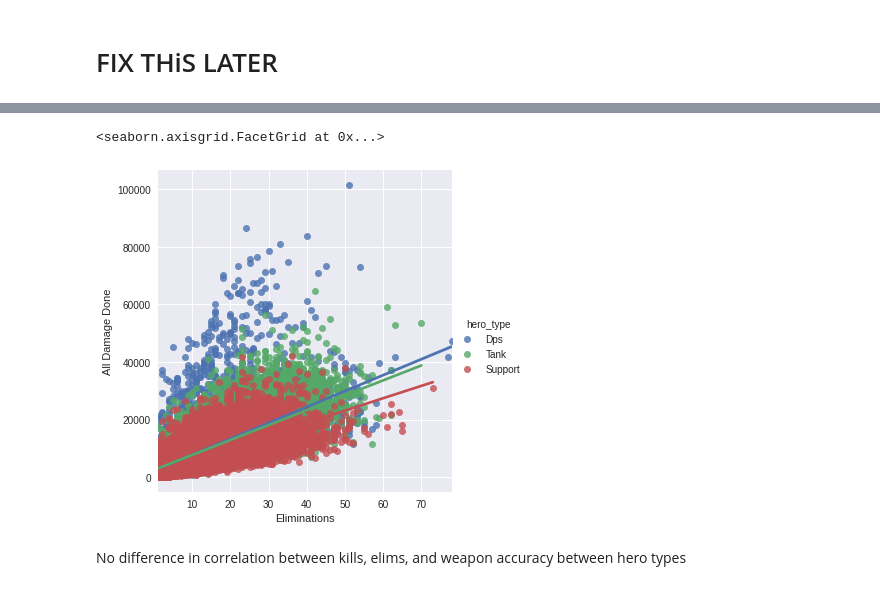
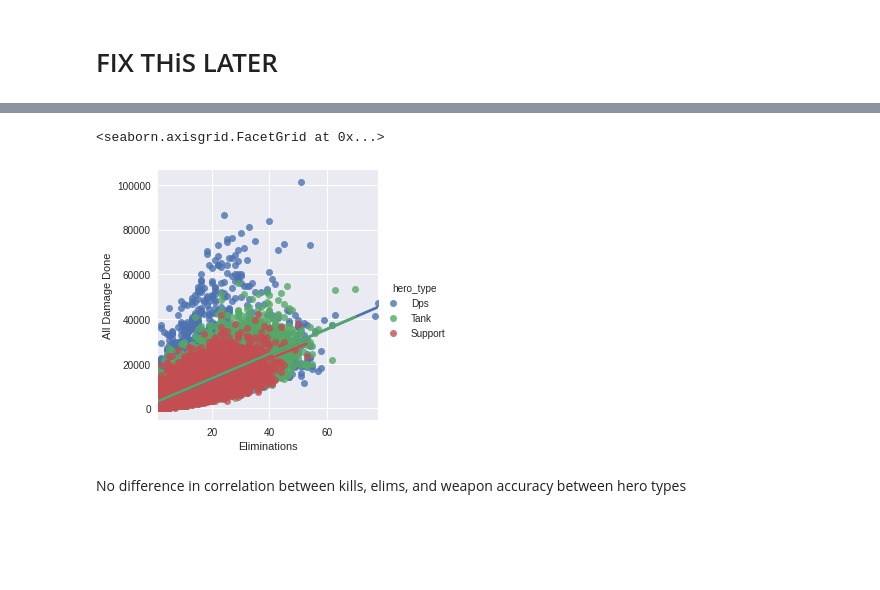
Before and after one commit to RogerWszolek/OverwatchAnalysis, a Jupyter notebook: Overwatch Questions.ipynb, the cells around one changed output, grey strips where cells are left out. Cells and saved outputs as stored; diff of their text form; code cells hidden in the pictures; blank space fills up the shorter version.

```diff
--- a/Overwatch Questions.ipynb
+++ b/Overwatch Questions.ipynb
@@ -290,3 +292,4 @@ time_t = df_type["stat_name"] == "Time Played"
 df_weapon = pd.pivot_table(df_type[kills_t | weapAcc_t | damageDone_t | time_t],values=('stat_amount'),
                     index=['match_id', "map_name",'player',"hero","hero_type"],columns=['stat_name'], aggfunc=np.sum)
 df_weapon = df_weapon[(df_weapon['Time Played'] >= 60)]
+df_weapon = df_weapon[(df_weapon['Weapon Accuracy'] <= 1)]
@@ -326,10 +346,10 @@ sns.lmplot( data=df_weapon,
 # %%
 sns.lmplot( data=df_weapon,
     x="Eliminations", y="All Damage Done", hue="hero_type",
-    height=5)
+    height=4)
 # %% [output]
 <seaborn.axisgrid.FacetGrid at 0x...>
-[figure, old version]
+[figure, new version]
 # %% [markdown]
 No difference in correlation between kills, elims, and weapon accuracy between hero types
 # %%
```
Also changed, not shown: parts of 7 cells of this notebook, 2 other files.
